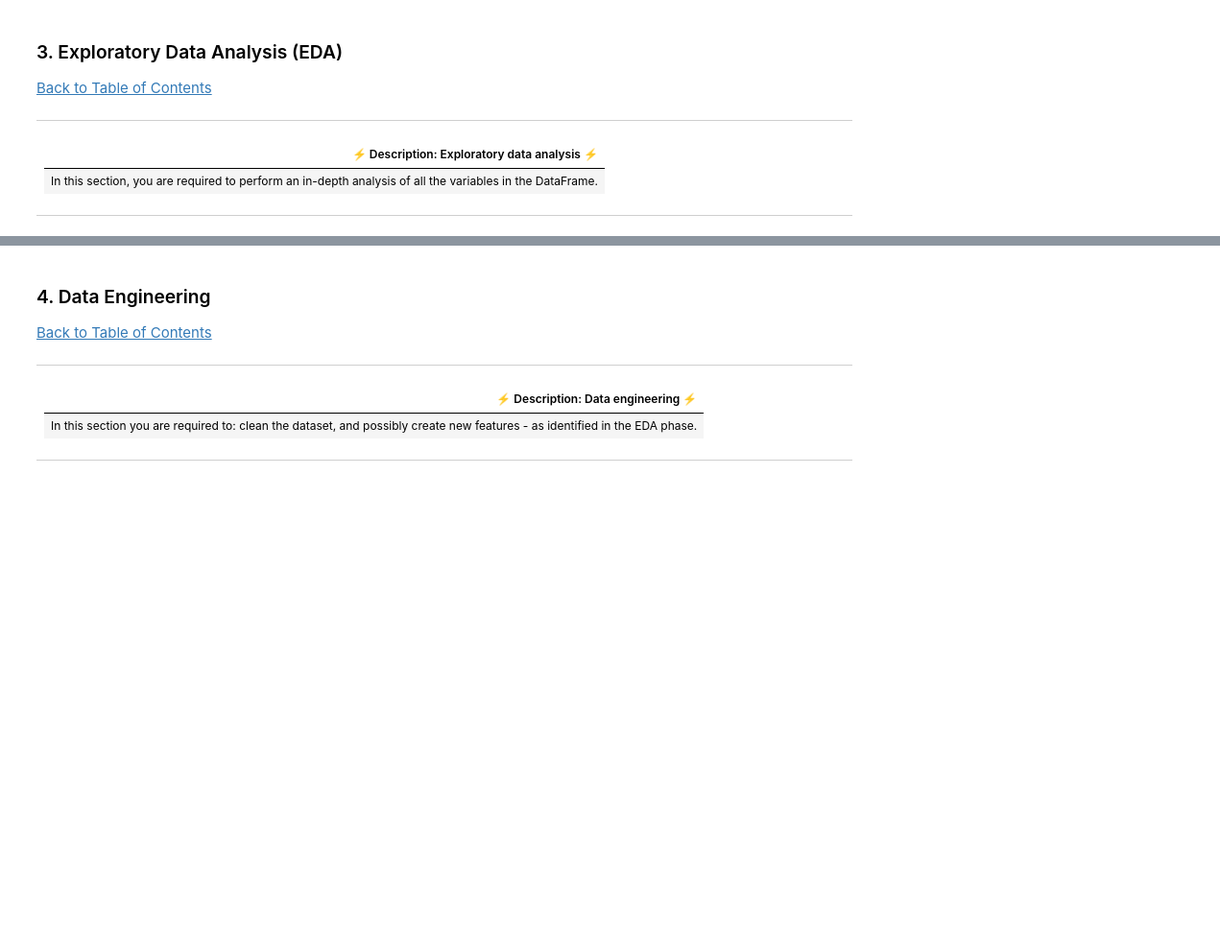
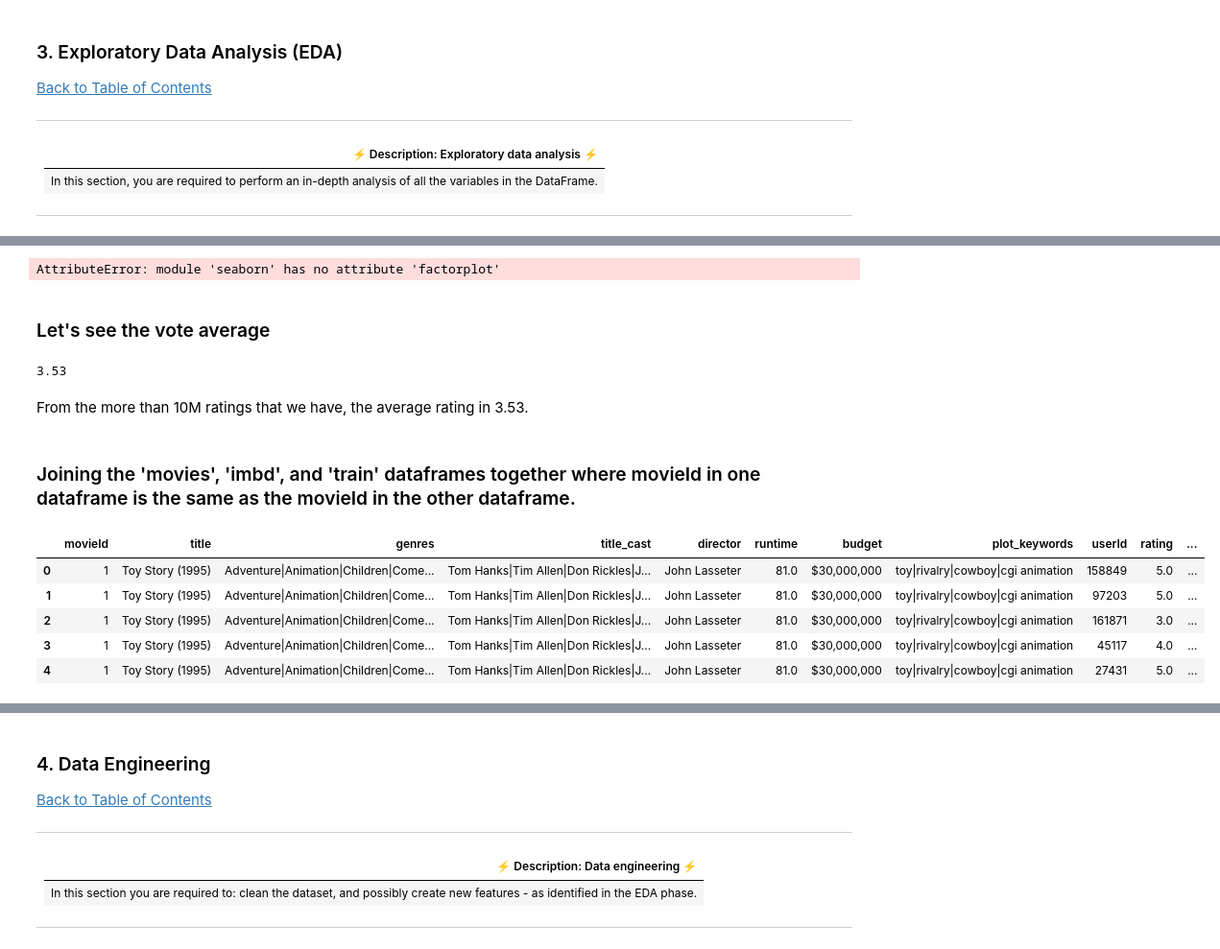
Before and after one commit to MrSathekge/Unsupervised-Learning-Sprint-2207FTDS-Team-JM5, a Jupyter notebook: Starter_Notebook.ipynb, the cells around one changed output, grey strips where cells are left out. Shown at 96% size. Cells and saved outputs as stored; diff of their text form; code cells hidden in the pictures; blank space fills up the shorter version.

```diff
--- a/Starter_Notebook.ipynb
+++ b/Starter_Notebook.ipynb
@@ -110,0 +260,29 @@ import seaborn as sns
+# %%
+with sns.axes_style('white'):
+    g = sns.factorplot("rating", data=train, aspect=2.0,kind='count')
+    g.set_ylabels("Total number of ratings")
+print (f'Average rating in dataset: {np.mean(train["rating"])}')
+# %% [output]
+AttributeError: module 'seaborn' has no attribute 'factorplot'
+# %% [markdown]
+### Let's see the vote average
+# %%
+average_rating = round(train.rating.mean(),2)  # To 2 decimal places
+average_rating
+# %% [output]
+3.53
+# %% [markdown]
+From the more than 10M ratings that we have, the average rating in 3.53.
+# %% [markdown]
+### Joining the 'movies', 'imbd', and 'train' dataframes together where movieId in one dataframe is the same as the movieId in the other dataframe.
+# %%
+imdb_movies = pd.merge(movies,imdb, on="movieId")
+df = imdb_movies.merge(train, on="movieId")
+df.head()
+# %% [output]
+|  | movieId | title | genres | title_cast | director | runtime | budget | plot_keywords | userId | rating | ... |
+| 0 | 1 | Toy Story (1995) | Adventure|Animation|Children|Come... | Tom Hanks|Tim Allen|Don Rickles|J... | John Lasseter | 81.0 | $30,000,000 | toy|rivalry|cowboy|cgi animation | 158849 | 5.0 | ... |
+| 1 | 1 | Toy Story (1995) | Adventure|Animation|Children|Come... | Tom Hanks|Tim Allen|Don Rickles|J... | John Lasseter | 81.0 | $30,000,000 | toy|rivalry|cowboy|cgi animation | 97203 | 5.0 | ... |
+| 2 | 1 | Toy Story (1995) | Adventure|Animation|Children|Come... | Tom Hanks|Tim Allen|Don Rickles|J... | John Lasseter | 81.0 | $30,000,000 | toy|rivalry|cowboy|cgi animation | 161871 | 3.0 | ... |
+| 3 | 1 | Toy Story (1995) | Adventure|Animation|Children|Come... | Tom Hanks|Tim Allen|Don Rickles|J... | John Lasseter | 81.0 | $30,000,000 | toy|rivalry|cowboy|cgi animation | 45117 | 4.0 | ... |
+| 4 | 1 | Toy Story (1995) | Adventure|Animation|Children|Come... | Tom Hanks|Tim Allen|Don Rickles|J... | John Lasseter | 81.0 | $30,000,000 | toy|rivalry|cowboy|cgi animation | 27431 | 5.0 | ... |
```
Also changed, not shown: parts of 33 cells of this notebook.
